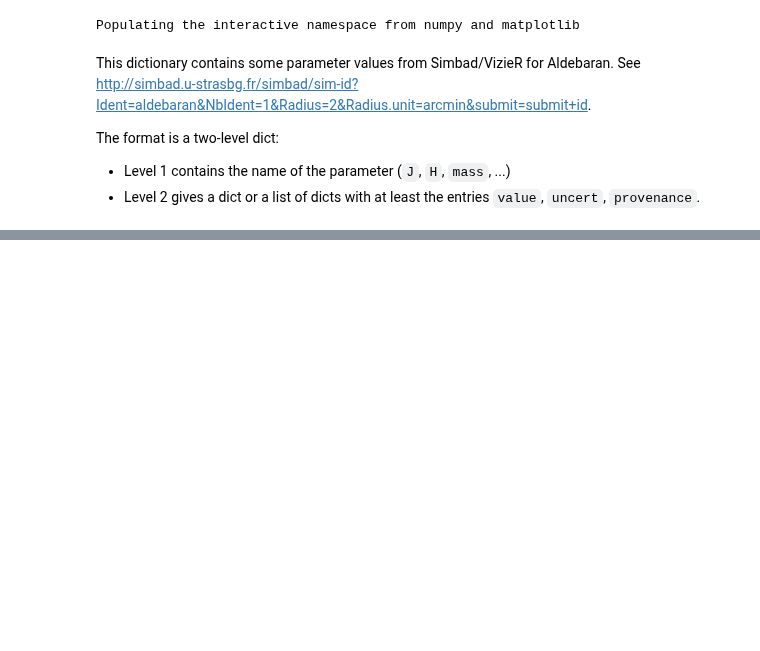
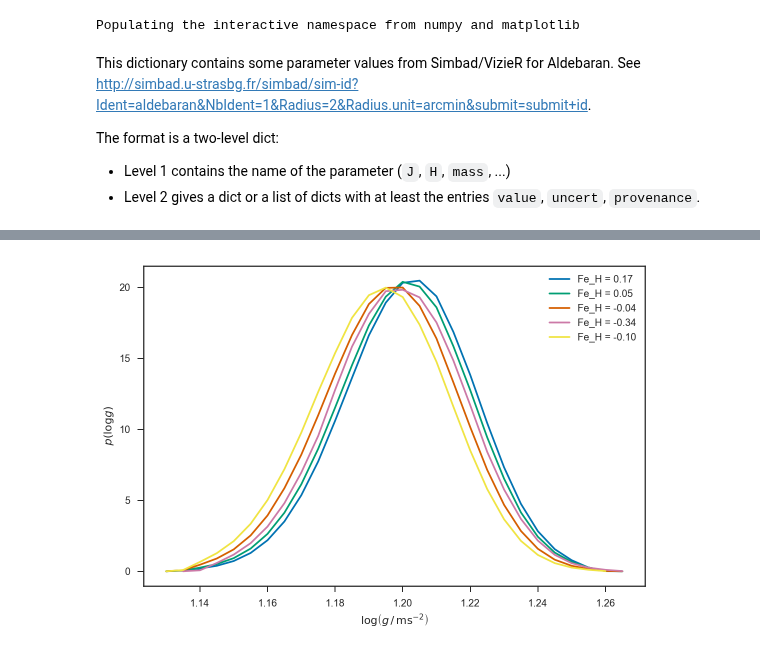
Before and after one commit to farr/Aldebaran, a Jupyter notebook: notebooks/Param Fits.ipynb, the cells around one changed output, grey strips where cells are left out. Saved outputs shown, nothing was run; the diff lists cells and outputs as text; code cells hidden in the pictures; blank space fills up the shorter version.

```diff
--- a/notebooks/Param Fits.ipynb
+++ b/notebooks/Param Fits.ipynb
@@ -54,0 +116,13 @@ params = {'J': {'value': -2.095,
+# %%
+for i in range(1,6):
+    f='../PARAM_Results/RGB_prior_numax_teff_feh_lum/pdfs/PDFlogg/pdf_logg_Aldeb{:d}'.format(i)
+    post = genfromtxt(f, names=True)
+    pdf = post['PDF'] / trapz(post['PDF'], post['logg'])
+    plot(post['logg'], pdf, label=names[i-1])
+legend(loc='best')
+xlabel(r'$\log \left(g \, / \, \mathrm{m} \mathrm{s}^{-2}\right)$')
+ylabel(r'$p\left( \log g \right)$')
+tight_layout()
+savefig('../plots/param_logg.pdf')
+# %% [output]
+[figure, added]
```
Also changed, not shown: parts of 8 cells of this notebook, 4 other files.
